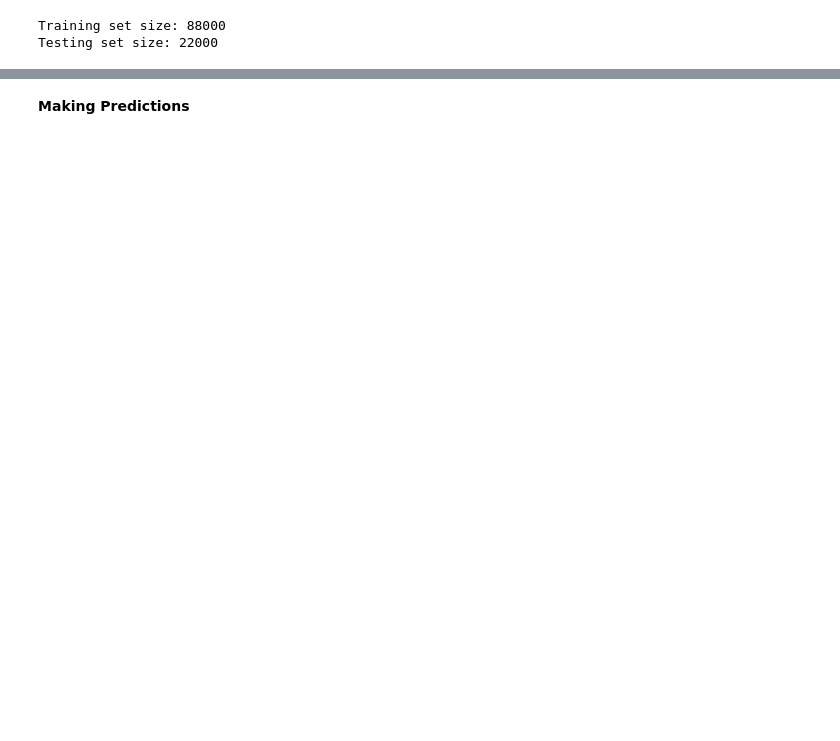
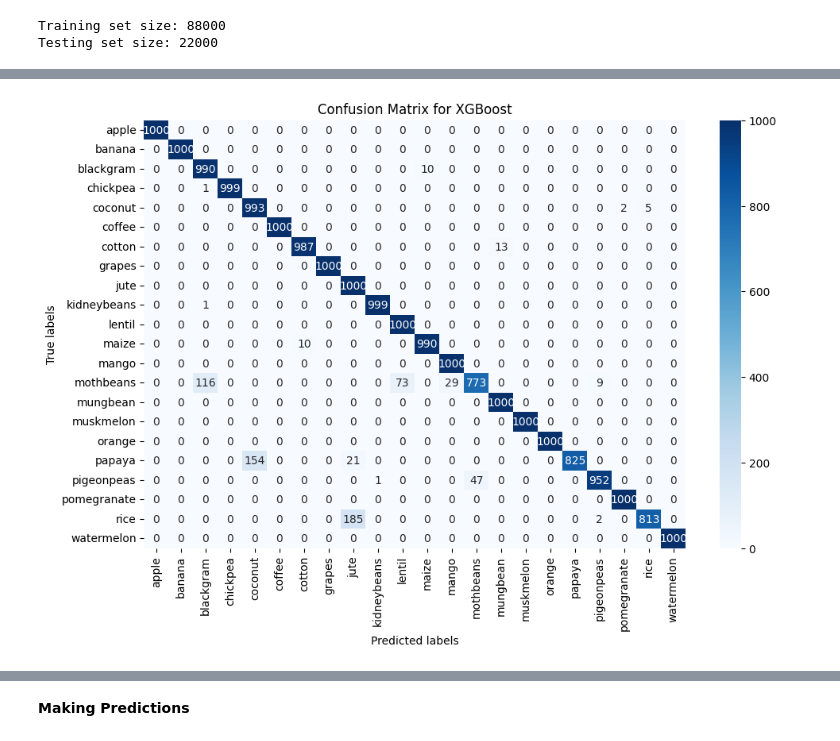
Before and after one commit to qasmendoza/crop-recommendation, a Jupyter notebook: Crops.ipynb, the cells around one changed output, grey strips where cells are left out. Cells and saved outputs as stored; diff of their text form; code cells hidden in the pictures; blank space fills up the shorter version.

```diff
--- a/Crops.ipynb
+++ b/Crops.ipynb
@@ -351,56 +444,50 @@ plt.show()
 # %%
+# Convert string labels to integers
+le = LabelEncoder()
+y_train_encoded = le.fit_transform(y_train)
+y_test_encoded = le.transform(y_test)
 
-# Using 'auto' strategy for RandomUnderSampler
-under = RandomUnderSampler(sampling_strategy='auto')
-X_resampled, y_resampled = under.fit_resample(X_train, y_train)
-
-# Define the XGBoost classifier
+# Define the XGBoost classifier with modifications
 clf_xgb = xgb.XGBClassifier(
+    n_estimators=5,
+    max_depth=3,
+    min_child_weight=5,
+    gamma=0.01,
+    learning_rate=0.03,
     objective='multi:softmax',
     random_state=0
 )
 
-param_dist = {
-    'n_estimators': [5, 50, 100, 200, 300],
-    'max_depth': [3, 4, 5, 6, 7, 8],
-    'min_child_weight': [1, 2, 5, 10],
-    'gamma': [0.0, 0.1, 0.2, 0.3, 0.4],
-    'learning_rate': [0.001, 0.01, 0.03, 0.05, 0.1],
-    'subsample': [0.6, 0.7, 0.8, 0.9, 1.0],
-    'colsample_bytree': [0.6, 0.7, 0.8, 0.9, 1.0]
-}
+# Fit the model
+clf_xgb.fit(X_train, y_train_encoded)
 
-# Initialize RandomizedSearchCV with 10 fold cross-validation
-random_search = RandomizedSearchCV(
-    clf_xgb,
-    param_distributions=param_dist,
-    n_iter=100,
-    scoring='accuracy',
-    cv=10,
-    verbose=1,
-    n_jobs=-1,
-    random_state=0
-)
+# Perform 10-fold cross-validation
+cv_scores = cross_val_score(clf_xgb, X_train, y_train_encoded, cv=10, scoring='accuracy')
 
-# Fit the random search model
-random_search.fit(X_resampled, y_resampled)
+# Print out the scores for each fold and average accuracy
+print("Cross-validated accuracy scores for each fold:", cv_scores)
+print("Mean CV Accuracy:", cv_scores.mean())
+print("Standard Deviation of CV Accuracy:", cv_scores.std())
 
-# Predict on the test set using the best parameters found
-y_pred_xgb = random_search.best_estimator_.predict(X_test)
+# Decode the predicted labels to original string format
+y_pred_xgb = le.inverse_transform(clf_xgb.predict(X_test))
 
-# Output test accuracy and classification report
+# Use the decoded predicted labels for calculating accuracy and plotting confusion matrix
 accuracy_score_xgb = accuracy_score(y_test, y_pred_xgb)
-cv_scores = random_search.cv_results_['mean_test_score']
-print("Cross-validated accuracy scores for each fold:", cv_scores)
-print("Mean CV Accuracy:", np.mean(cv_scores))
-print("Standard Deviation of CV Accuracy:", np.std(cv_scores))
+
 print("XGBoost Test accuracy:", accuracy_score_xgb)
 print("XGBoost Classification Report:")
 print(classification_report(y_test, y_pred_xgb))
 
+# Extract unique class labels from y_train
+class_labels = np.unique(y_train)
+
+# Binarize the labels
+y_bin_test = label_binarize(y_test, classes=class_labels)
+y_bin_pred_xgb = label_binarize(y_pred_xgb, classes=class_labels)
+
 # Compute the confusion matrix
 conf_mat_xgb = confusion_matrix(y_test, y_pred_xgb)
-class_labels = np.unique(y_test)
 
 # Plot using Seaborn
 plt.figure(figsize=(11,7))
@@ -409,3 +496,4 @@ plt.xlabel('Predicted labels')
 plt.ylabel('True labels')
 plt.title('Confusion Matrix for XGBoost')
 plt.show()
+# %% [output]
@@ -412,3 +517,4 @@ plt.show()
+[figure, added]
 # %%
 # Accuracy Results
 print("Random Forest Accuracy:", accuracy_score_rf)
```
Also changed, not shown: parts of 14 cells of this notebook.
